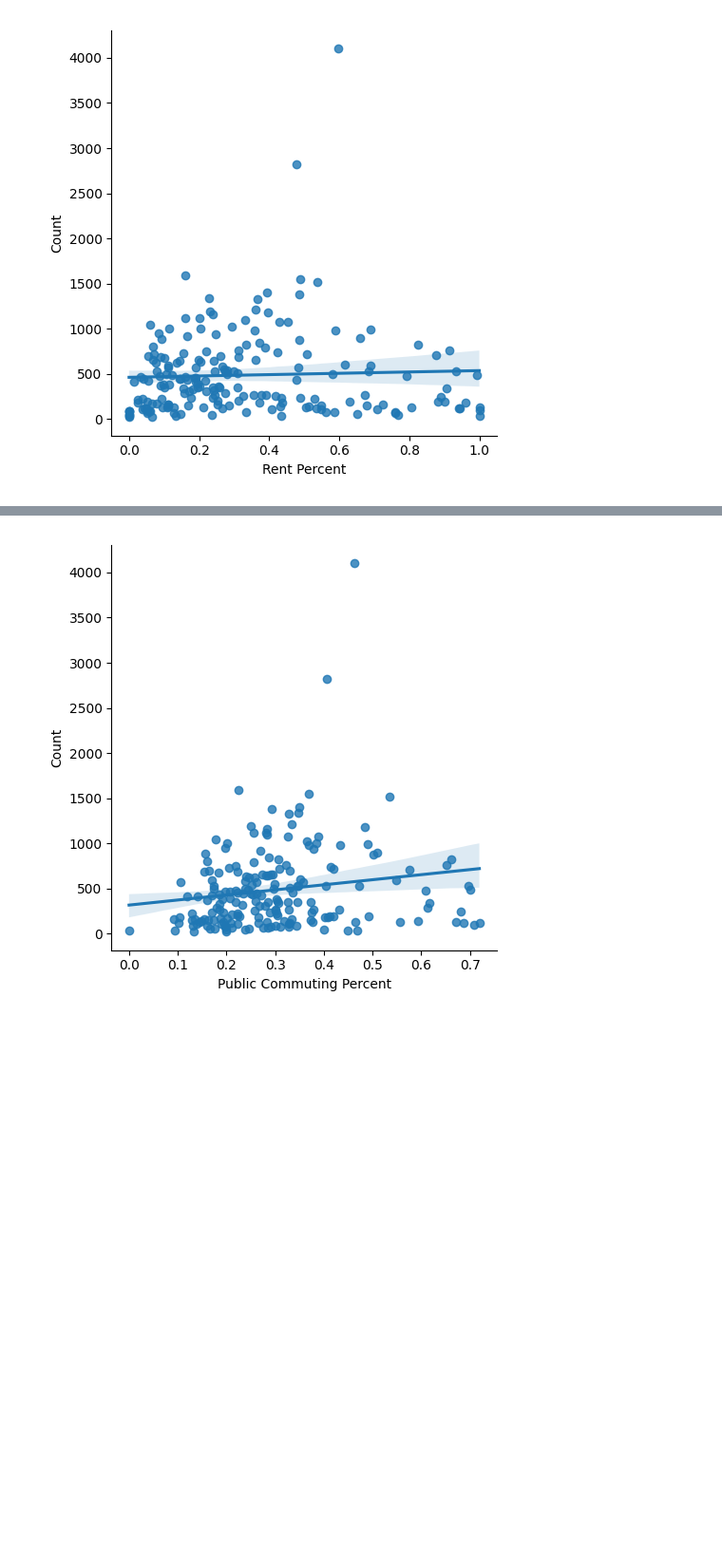
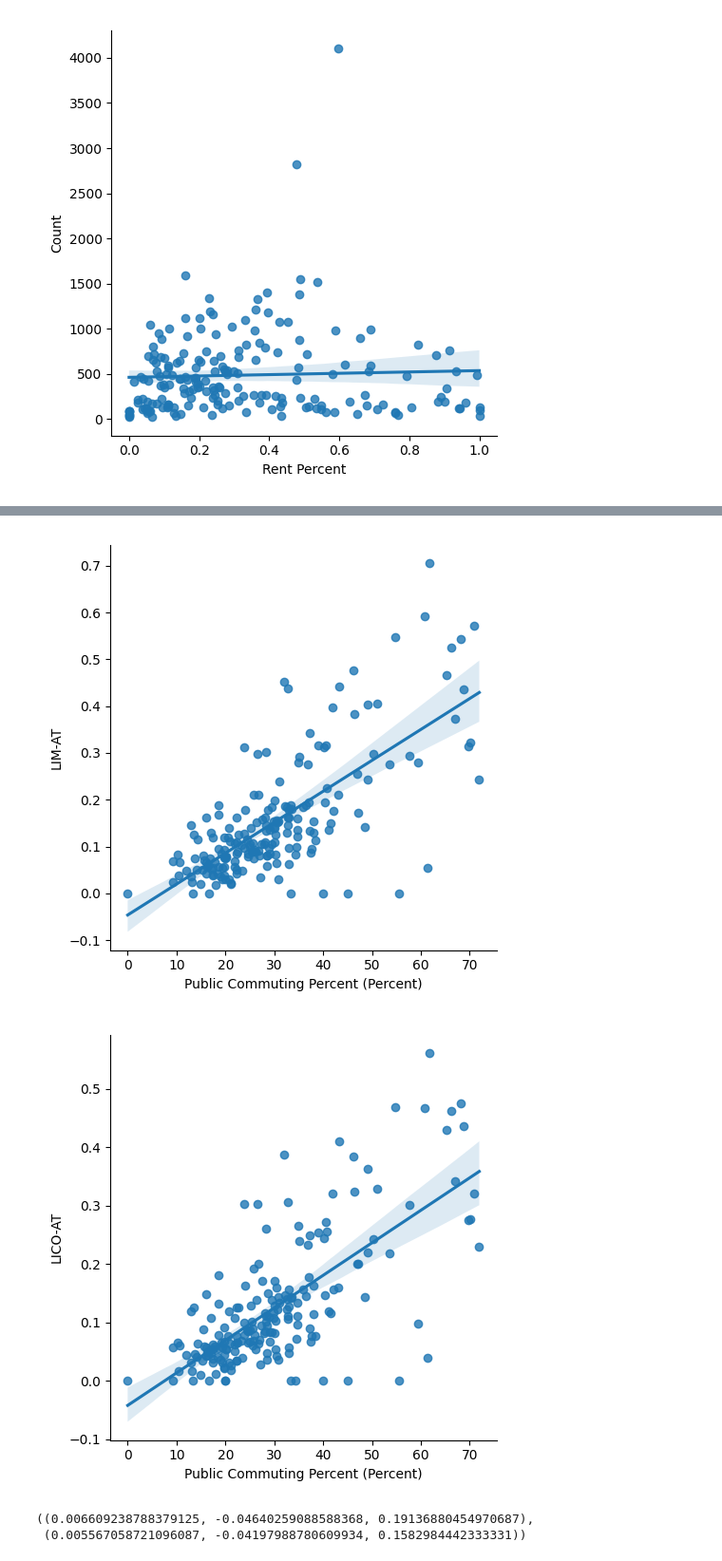
Before and after one commit to tommyvct/winnipeg-311-data-analysis, a Jupyter notebook: spatial_regression.ipynb, the cells around one changed output, grey strips where cells are left out. Shown at 95% size. Drawn from its saved outputs; the diff is of its cells as text; code cells hidden in the pictures; blank space fills up the shorter version.

```diff
--- a/spatial_regression.ipynb
+++ b/spatial_regression.ipynb
@@ -171,0 +121,12 @@ combined_df.groupby("Year opened").count()
+# %%
+combined_df['No Education'] = combined_df['Education Numbers'].str.strip("[]").str.split(', ').str[0]
+combined_df['High School Education'] = combined_df['Education Numbers'].str.strip("[]").str.split(', ').str[1]
+combined_df['Undergraduate Education'] = combined_df['Education Numbers'].str.strip("[]").str.split(', ').str[2]
+
+combined_df['No Education'] = combined_df['No Education'].astype(int)
+combined_df['High School Education'] = combined_df['High School Education'].astype(int)
+combined_df['Undergraduate Education'] = combined_df['Undergraduate Education'].astype(int)
+
+combined_df['No Education Rate'] = combined_df['No Education'] / combined_df['Population 2016']
+combined_df['High School Education Rate'] = combined_df['High School Education'] / combined_df['Population 2016']
+combined_df['Undergraduate Education Rate'] = combined_df['Undergraduate Education'] / combined_df['Population 2016']
@@ -198,11 +166,3 @@ sns.lmplot(x="Visible Minorities Total Percent", y="Count", data=combined_df)
 plt.show()
 # %% [output]
 [figure]
-# %%
-combined_df['No Education'] = combined_df['Education Percent'].str.strip("[]").str.split(', ').str[0]
-combined_df['High School Education'] = combined_df['Education Percent'].str.strip("[]").str.split(', ').str[1]
-combined_df['Undergraduate Education'] = combined_df['Education Percent'].str.strip("[]").str.split(', ').str[2]
-
-combined_df['No Education'] = combined_df['No Education'].astype(float)
-combined_df['High School Education'] = combined_df['High School Education'].astype(float)
-combined_df['Undergraduate Education'] = combined_df['Undergraduate Education'].astype(float)
@@ -262,6 +219,10 @@ combined_df['Public Commuting Percent'] = combined_df['Commuting Method Percent'
 # %%
-# combined_df.plot(kind="scatter", x="Public Commuting Percent", y="Count")
-sns.lmplot(x="Public Commuting Percent", y="Count", data=combined_df)
-plt.show()
+(
+    plot_regression(x="Public Commuting Percent", y="LIM-AT", data=combined_df, xpercent=True),
+    plot_regression(x="Public Commuting Percent", y="LICO-AT", data=combined_df, xpercent=True)
+)
 # %% [output]
-[figure, old version]
+[figure, new version]
+[figure, added]
+((0.006609238788379125, -0.04640259088588368, 0.19136880454970687),
+ (0.005567058721096087, -0.04197988780609934, 0.1582984442333331))
```
Also changed, not shown: parts of 33 cells of this notebook, 31 other files.
